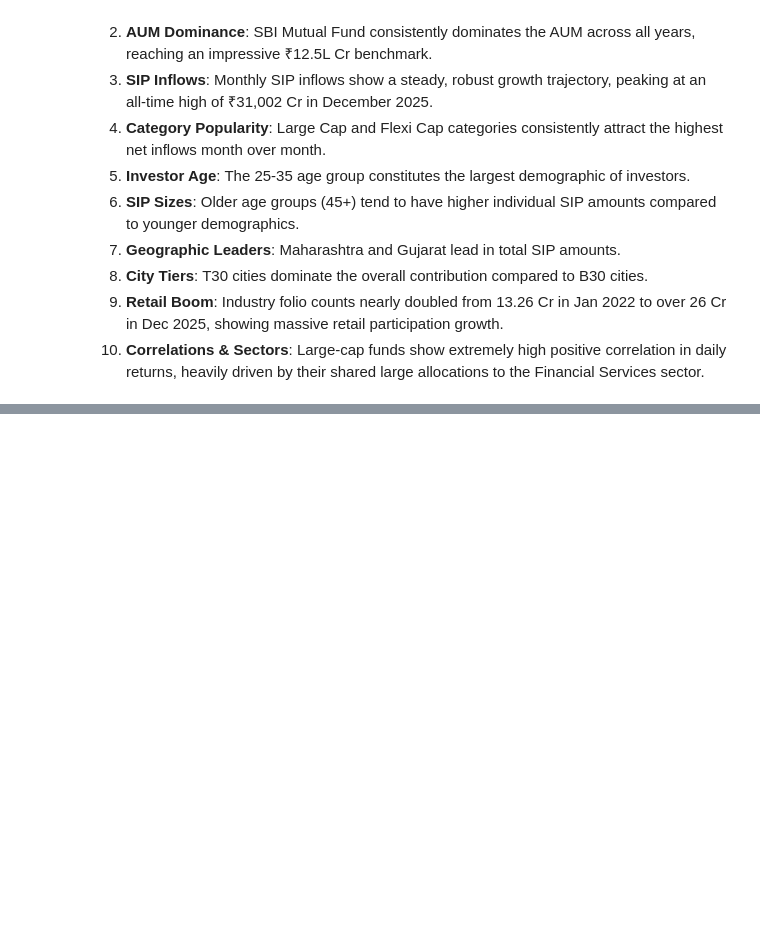
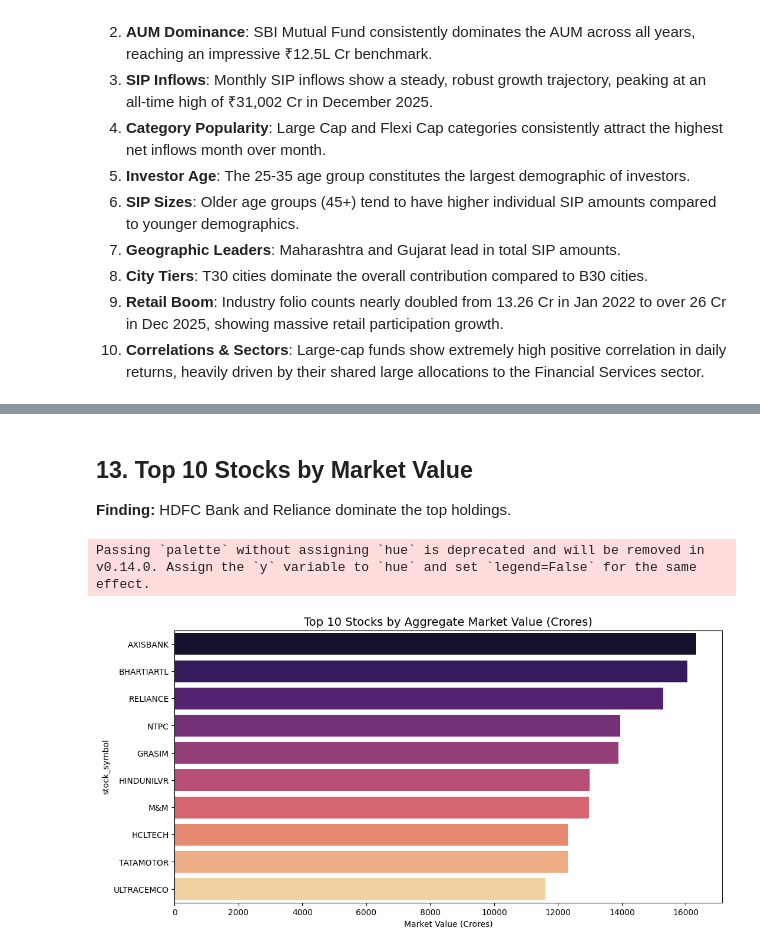
Before and after one commit to Adarsh-Kumar6534/Mutual-Fund-Analytics, a Jupyter notebook: notebooks/EDA_Analysis.ipynb, the cells around one changed output, grey strips where cells are left out. Drawn from its saved outputs; the diff is of its cells as text; code cells hidden in the pictures; blank space fills up the shorter version.

```diff
--- a/notebooks/EDA_Analysis.ipynb
+++ b/notebooks/EDA_Analysis.ipynb
@@ -256,0 +284,15 @@ plt.show()
+# %% [markdown]
+## 13. Top 10 Stocks by Market Value
+**Finding:** HDFC Bank and Reliance dominate the top holdings.
+# %%
+# 13. Top 10 Stocks
+top_stocks = df_port.groupby('stock_symbol')['market_value_cr'].sum().sort_values(ascending=False).head(10)
+plt.figure(figsize=(12, 6))
+sns.barplot(x=top_stocks.values, y=top_stocks.index, palette='magma')
+plt.title('Top 10 Stocks by Aggregate Market Value (Crores)', fontsize=14)
+plt.xlabel('Market Value (Crores)')
+plt.savefig('../reports/charts/12_top_10_stocks.png')
+plt.show()
+# %% [output]
+Passing `palette` without assigning `hue` is deprecated and will be removed in v0.14.0. Assign the `y` variable to `hue` and set `legend=False` for the same effect.
+[figure, added]
```
Also changed, not shown: parts of 10 cells of this notebook, 8 other files.
